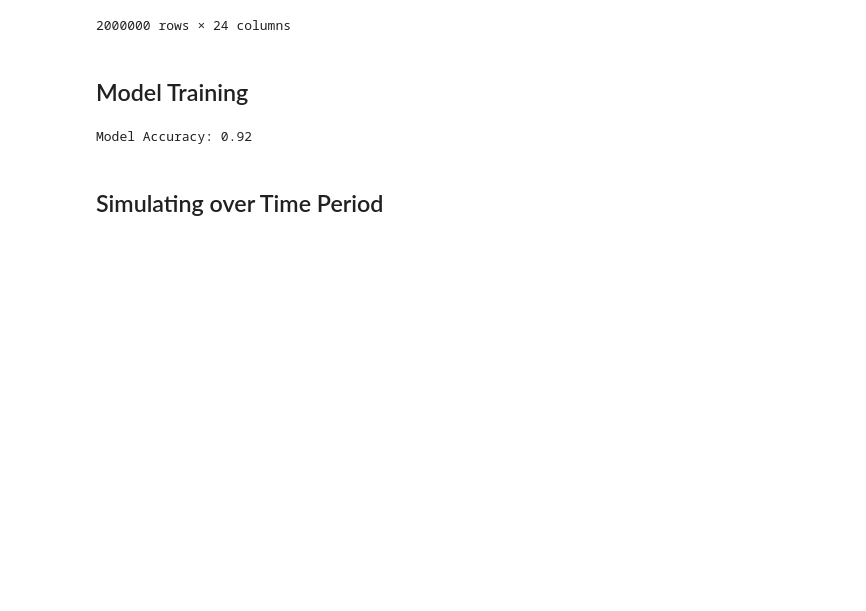
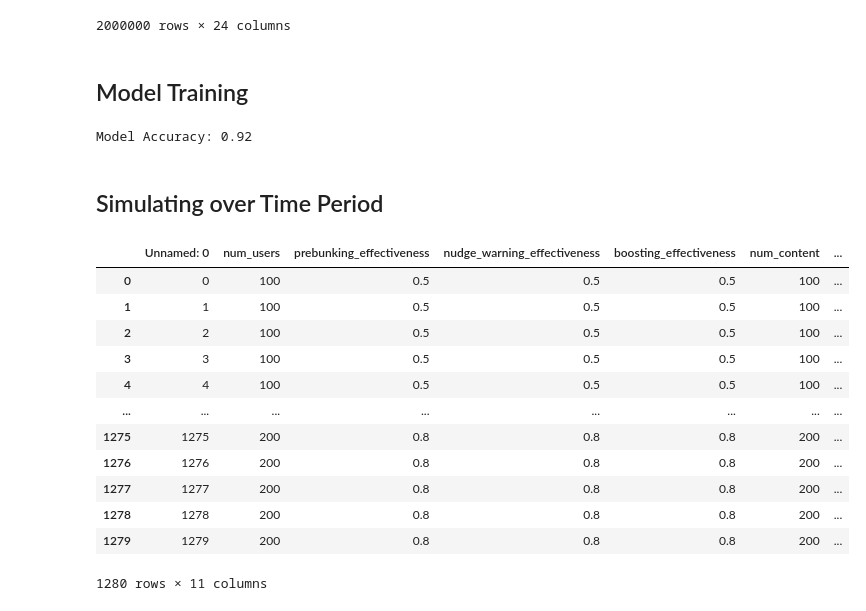
Before and after one commit to diptobarman10/thesis-Supplementary-Information, a Jupyter notebook: Final_code/pai_final.ipynb, the cells around one changed output. Drawn from its saved outputs; the diff is of its cells as text; code cells hidden in the pictures; blank space fills up the shorter version.

```diff
--- a/Final_code/pai_final.ipynb
+++ b/Final_code/pai_final.ipynb
@@ -337,3 +337,21 @@ model_personalized = train_model(interactions_personalized)
 Model Accuracy: 0.92
 # %% [markdown]
 ## Simulating over Time Period
+# %%
+df = pd.read_csv('./simulation.csv')
+# %%
+df
+# %% [output]
+|  | Unnamed: 0 | num_users | prebunking_effectiveness | nudge_warning_effectiveness | boosting_effectiveness | num_content | ... |
+| 0 | 0 | 100 | 0.5 | 0.5 | 0.5 | 100 | ... |
+| 1 | 1 | 100 | 0.5 | 0.5 | 0.5 | 100 | ... |
+| 2 | 2 | 100 | 0.5 | 0.5 | 0.5 | 100 | ... |
+| 3 | 3 | 100 | 0.5 | 0.5 | 0.5 | 100 | ... |
+| 4 | 4 | 100 | 0.5 | 0.5 | 0.5 | 100 | ... |
+| ... | ... | ... | ... | ... | ... | ... | ... |
+| 1275 | 1275 | 200 | 0.8 | 0.8 | 0.8 | 200 | ... |
+| 1276 | 1276 | 200 | 0.8 | 0.8 | 0.8 | 200 | ... |
+| 1277 | 1277 | 200 | 0.8 | 0.8 | 0.8 | 200 | ... |
+| 1278 | 1278 | 200 | 0.8 | 0.8 | 0.8 | 200 | ... |
+| 1279 | 1279 | 200 | 0.8 | 0.8 | 0.8 | 200 | ... |
+1280 rows × 11 columns
```
Also changed, not shown: 2 other files.
